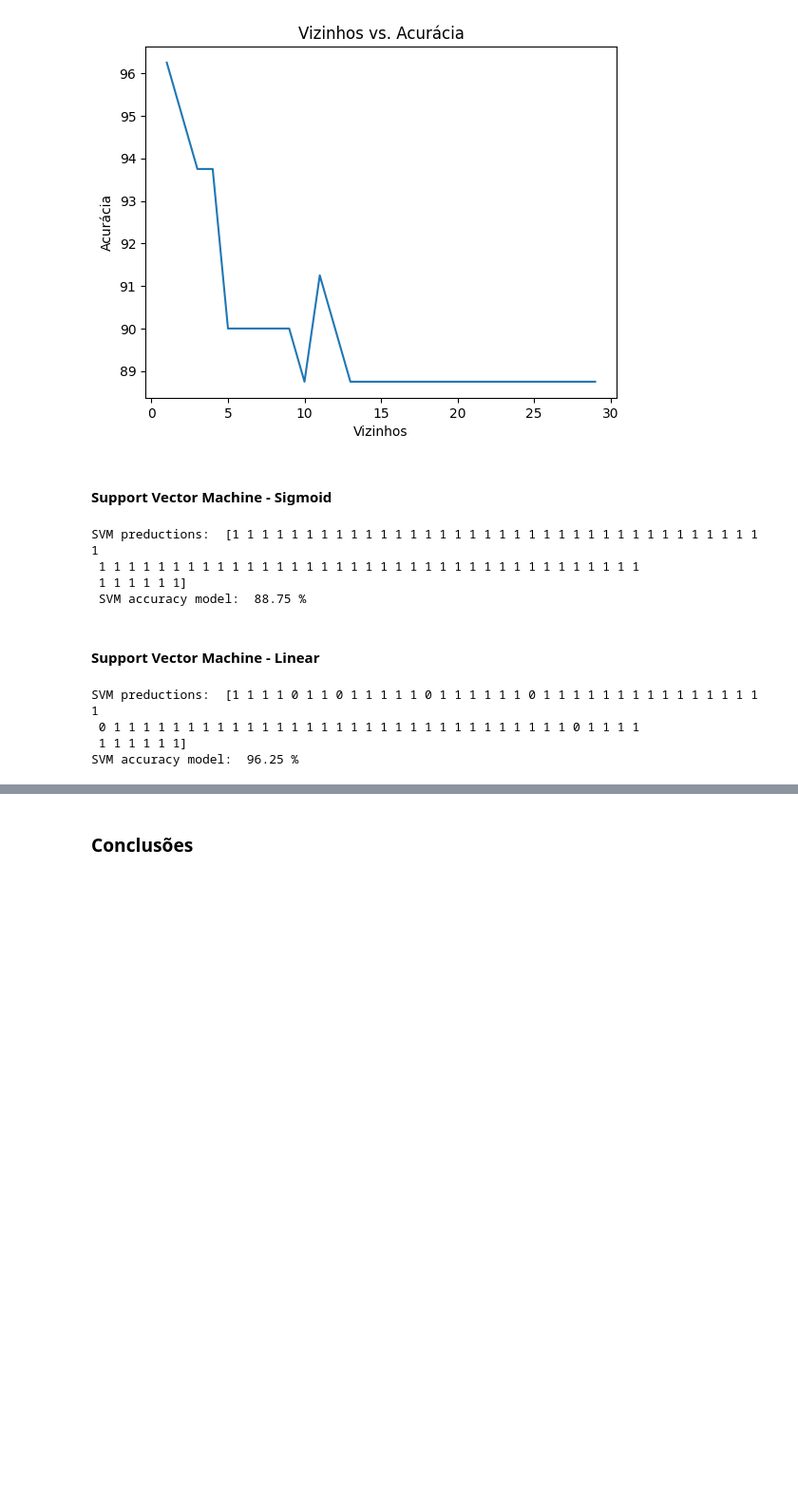
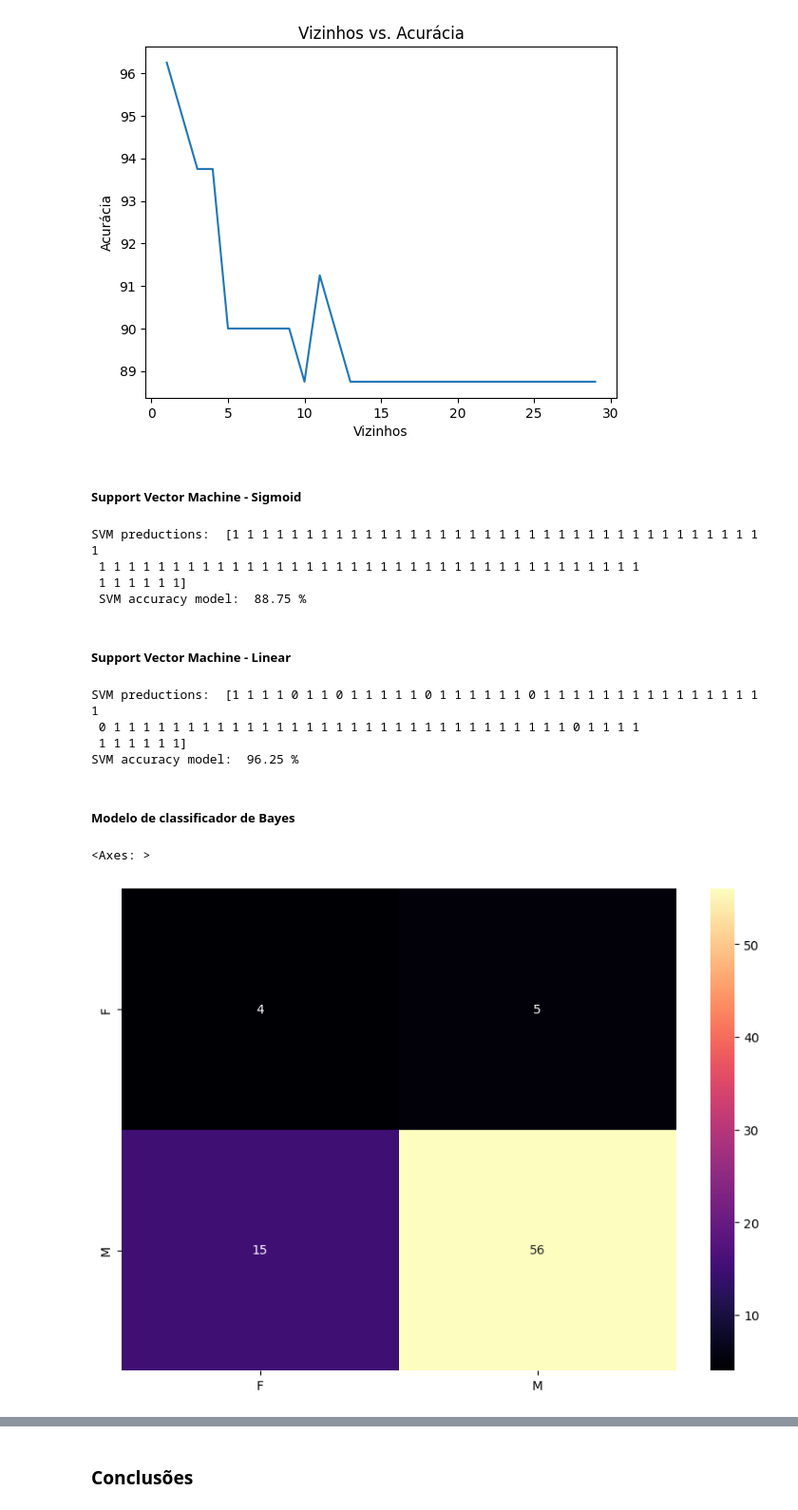
Before and after one commit to carolinarutililima/Final_Project_Machine_Learning_I, a Jupyter notebook: caderno_final.ipynb, the cells around one changed output, grey strips where cells are left out. Shown at 95% size. Cells and saved outputs as stored; diff of their text form; code cells hidden in the pictures; blank space fills up the shorter version.

```diff
--- a/caderno_final.ipynb
+++ b/caderno_final.ipynb
@@ -336,7 +343,7 @@ plt.show()
 # %% [output]
 [figure]
 # %% [markdown]
-#### Support Vector Machine - Sigmoid
+##### Support Vector Machine - Sigmoid
 # %%
 SVM = svm.SVC(kernel='sigmoid',C=1)
 SVM.fit(X_train,y_train)
@@ -349,7 +356,7 @@ SVM preductions:  [1 1 1 1 1 1 1 1 1 1 1 1 1 1 1 1 1 1 1 1 1 1 1 1 1 1 1 1 1 1 1
  1 1 1 1 1 1]
  SVM accuracy model:  88.75 %
 # %% [markdown]
-#### Support Vector Machine - Linear
+##### Support Vector Machine - Linear
 # %%
 SVM = svm.SVC(kernel='linear',C=1)
 SVM.fit(X_train,y_train)
@@ -361,3 +368,30 @@ SVM preductions:  [1 1 1 1 0 1 1 0 1 1 1 1 1 0 1 1 1 1 1 1 0 1 1 1 1 1 1 1 1 1 1
  0 1 1 1 1 1 1 1 1 1 1 1 1 1 1 1 1 1 1 1 1 1 1 1 1 1 1 1 1 1 1 1 0 1 1 1 1
  1 1 1 1 1 1]
 SVM accuracy model:  96.25 %
+# %% [markdown]
+##### Modelo de classificador de Bayes
+# %%
+# Criando o modelo
+naive_bayes = GaussianNB()
+naive_bayes.fit(X_train, y_train)
+
+# Geração de previões
+previsoes = naive_bayes.predict(X_test)
+previsoes
+
+#Matriz de confusão
+confusao = confusion_matrix(y_test, previsoes)
+confusao
+
+# Calculando a taxa de acerto e de erro
+taxa_acerto = accuracy_score(y_test, previsoes)
+taxa_erro = 1 - taxa_acerto
+taxa_acerto
+
+
+matrix_confusion = pd.DataFrame(confusao, index = ["F","M"], columns = ["F","M"])
+plt.figure(figsize = (10,7))
+sn.heatmap(matrix_confusion, annot=True, cmap='magma')
+# %% [output]
+<Axes: >
+[figure, added]
```
Also changed, not shown: parts of 47 cells of this notebook.
